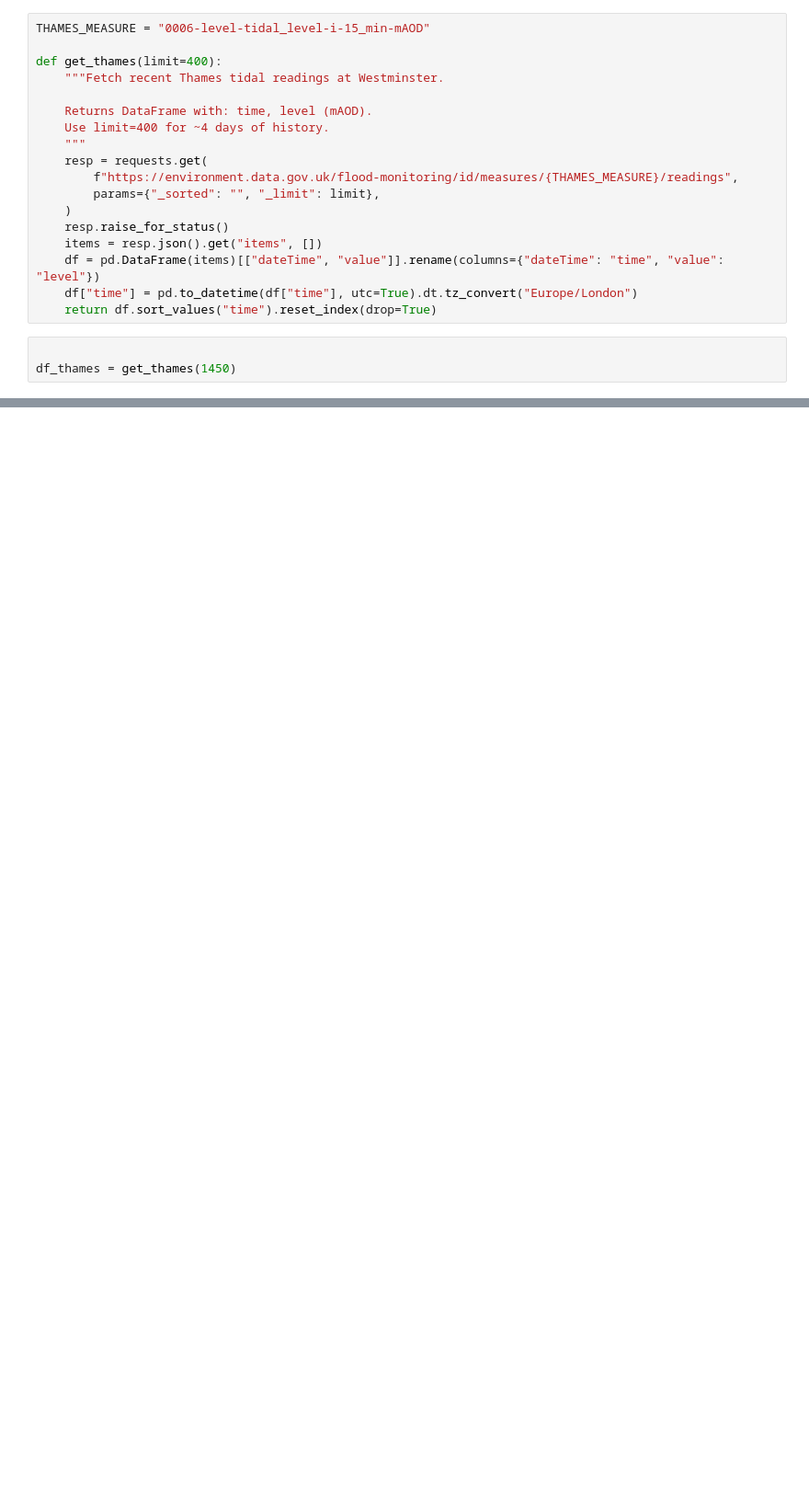
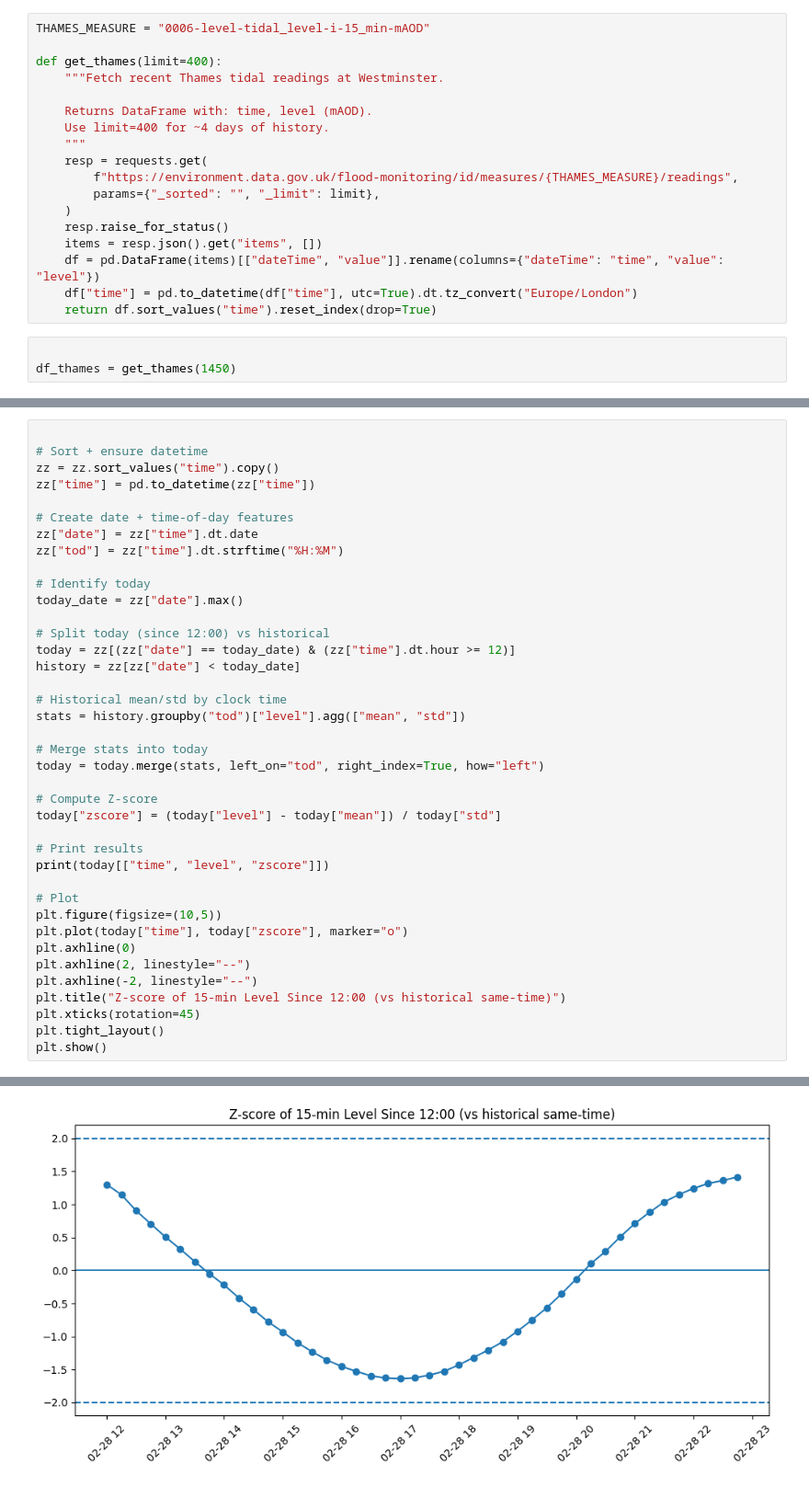
Before and after one commit to tomandrew1/ICAlgothon26, a Jupyter notebook: water.ipynb, the cells around one changed output, grey strips where cells are left out. Shown at 92% size. Saved outputs shown, nothing was run; the diff lists cells and outputs as text; blank space fills up the shorter version.

```diff
--- a/water.ipynb
+++ b/water.ipynb
@@ -165,0 +259,40 @@ zz
+# %%
+
+# Sort + ensure datetime
+zz = zz.sort_values("time").copy()
+zz["time"] = pd.to_datetime(zz["time"])
+
+# Create date + time-of-day features
+zz["date"] = zz["time"].dt.date
+zz["tod"] = zz["time"].dt.strftime("%H:%M")
+
+# Identify today
+today_date = zz["date"].max()
+
+# Split today (since 12:00) vs historical
+today = zz[(zz["date"] == today_date) & (zz["time"].dt.hour >= 12)]
+history = zz[zz["date"] < today_date]
+
+# Historical mean/std by clock time
+stats = history.groupby("tod")["level"].agg(["mean", "std"])
+
+# Merge stats into today
+today = today.merge(stats, left_on="tod", right_index=True, how="left")
+
+# Compute Z-score
+today["zscore"] = (today["level"] - today["mean"]) / today["std"]
+
+# Print results
+print(today[["time", "level", "zscore"]])
+
+# Plot
+plt.figure(figsize=(10,5))
+plt.plot(today["time"], today["zscore"], marker="o")
+plt.axhline(0)
+plt.axhline(2, linestyle="--")
+plt.axhline(-2, linestyle="--")
+plt.title("Z-score of 15-min Level Since 12:00 (vs historical same-time)")
+plt.xticks(rotation=45)
+plt.tight_layout()
+plt.show()
+# %% [output]
@@ -165,0 +316 @@ zz
+[figure, added]
```
Also changed, not shown: parts of 18 cells of this notebook, 9 other files.
